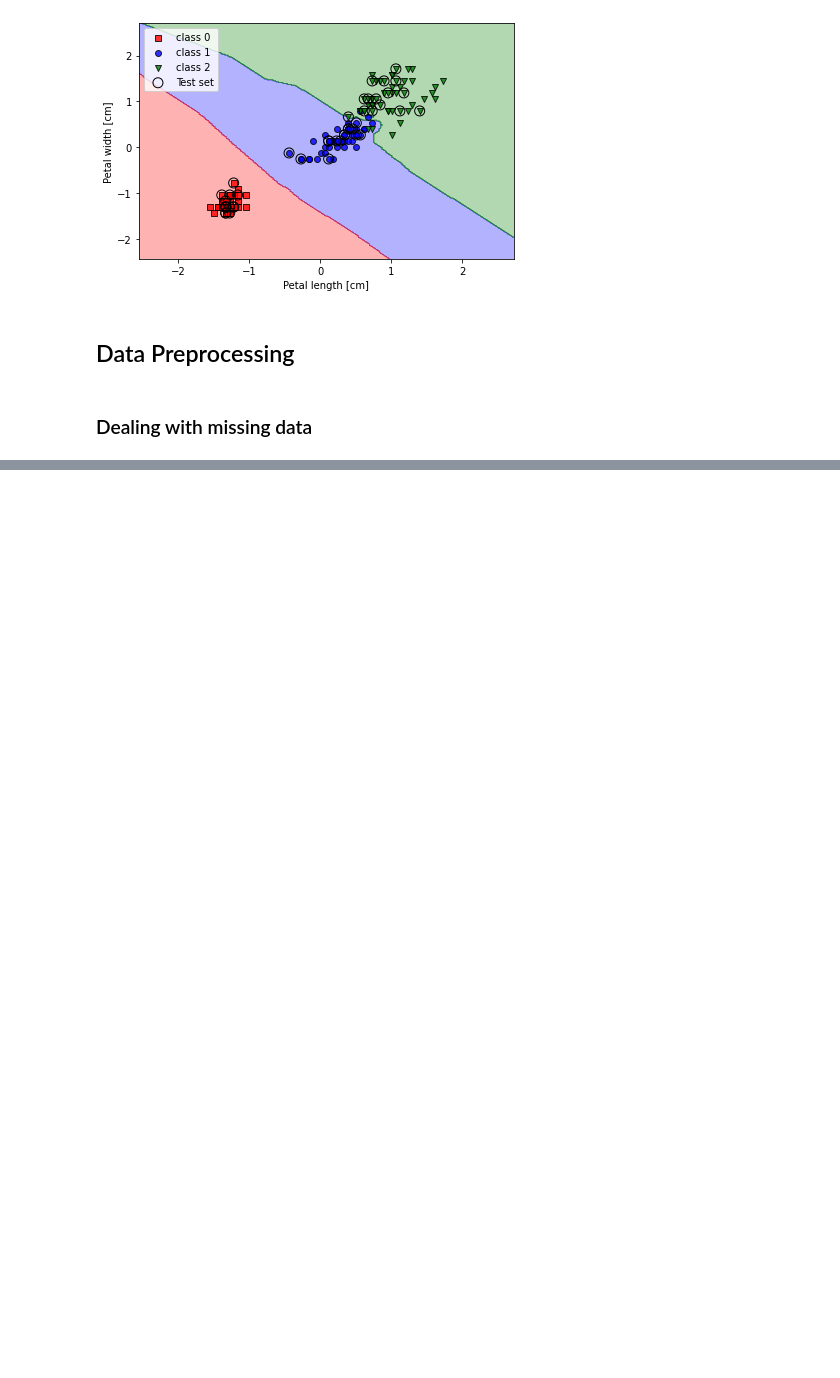
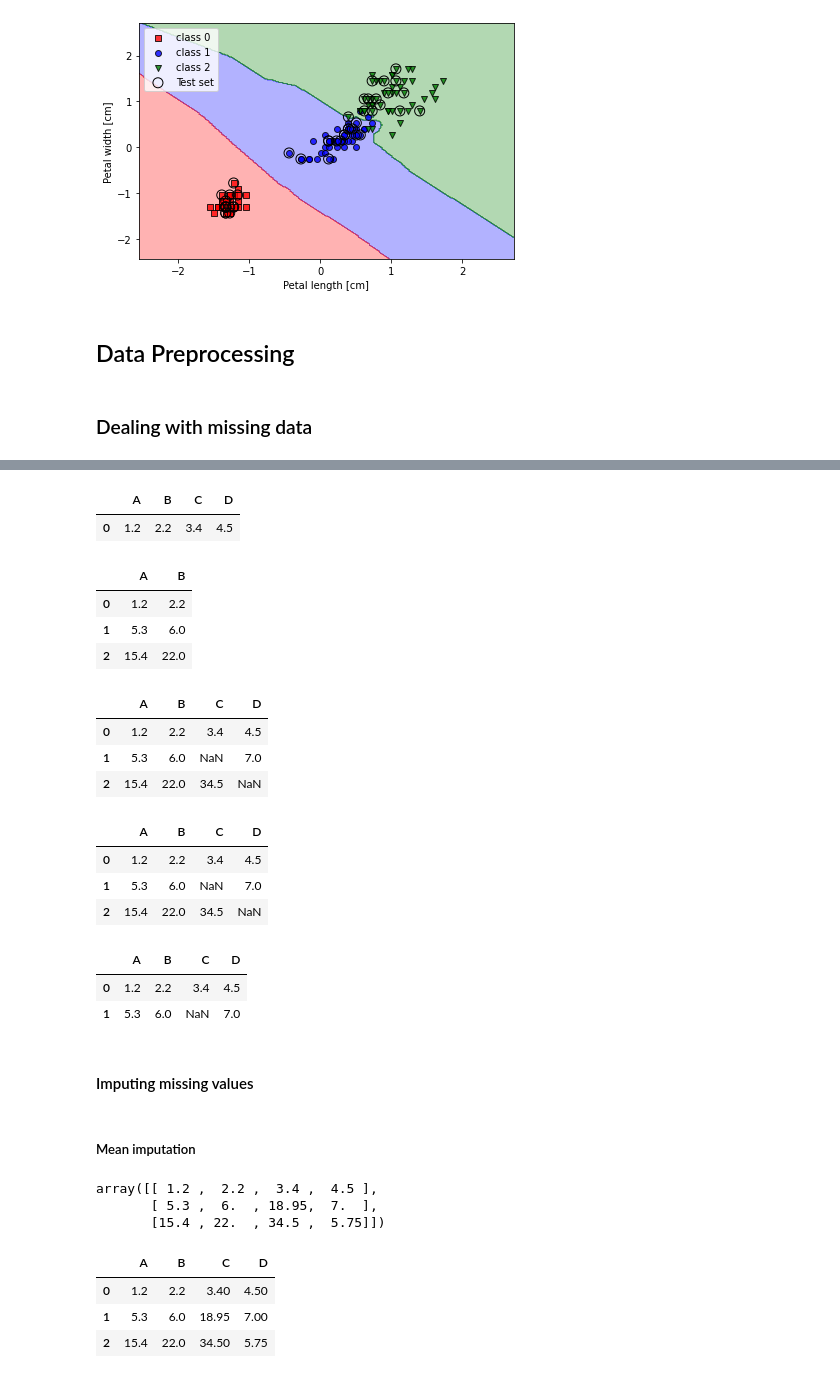
Before and after one commit to AimjGuytidy/pytorch-on, a Jupyter notebook: ml_pytorch.ipynb, the cells around one changed output, grey strips where cells are left out. Drawn from its saved outputs; the diff is of its cells as text; code cells hidden in the pictures; blank space fills up the shorter version.

```diff
--- a/ml_pytorch.ipynb
+++ b/ml_pytorch.ipynb
@@ -813,0 +873,36 @@ plt.show()
+# %%
+df.dropna(axis = 0)
+# %% [output]
+|  | A | B | C | D |
+| 0 | 1.2 | 2.2 | 3.4 | 4.5 |
+# %%
+df.dropna(axis = 1)
+# %% [output]
+|  | A | B |
+| 0 | 1.2 | 2.2 |
+| 1 | 5.3 | 6.0 |
+| 2 | 15.4 | 22.0 |
+# %%
+df.dropna(how = "all") # drops rows if all entry are missing
+# %% [output]
+|  | A | B | C | D |
+| 0 | 1.2 | 2.2 | 3.4 | 4.5 |
+| 1 | 5.3 | 6.0 | NaN | 7.0 |
+| 2 | 15.4 | 22.0 | 34.5 | NaN |
+# %%
+df.dropna(thresh = 3) # drop rows with fewer than 3 entries
+# %% [output]
+|  | A | B | C | D |
+| 0 | 1.2 | 2.2 | 3.4 | 4.5 |
+| 1 | 5.3 | 6.0 | NaN | 7.0 |
+| 2 | 15.4 | 22.0 | 34.5 | NaN |
+# %%
+df.dropna(subset = ["D"]) # drop rows where specifically nan appears in D
+# %% [output]
+|  | A | B | C | D |
+| 0 | 1.2 | 2.2 | 3.4 | 4.5 |
+| 1 | 5.3 | 6.0 | NaN | 7.0 |
+# %% [markdown]
+#### Imputing missing values
+# %% [markdown]
+##### Mean imputation
@@ -813,0 +911,16 @@ plt.show()
+# %%
+imo = SimpleImputer(missing_values = np.nan,strategy = "mean")
+imo = imo.fit(df.values)
+imputed_data = imo.transform(df.values)
+imputed_data
+# %% [output]
+array([[ 1.2 ,  2.2 ,  3.4 ,  4.5 ],
+       [ 5.3 ,  6.  , 18.95,  7.  ],
+       [15.4 , 22.  , 34.5 ,  5.75]])
+# %%
+df.fillna(df.mean())
+# %% [output]
+|  | A | B | C | D |
+| 0 | 1.2 | 2.2 | 3.40 | 4.50 |
+| 1 | 5.3 | 6.0 | 18.95 | 7.00 |
+| 2 | 15.4 | 22.0 | 34.50 | 5.75 |
```
Also changed, not shown: parts of 10 cells of this notebook.
